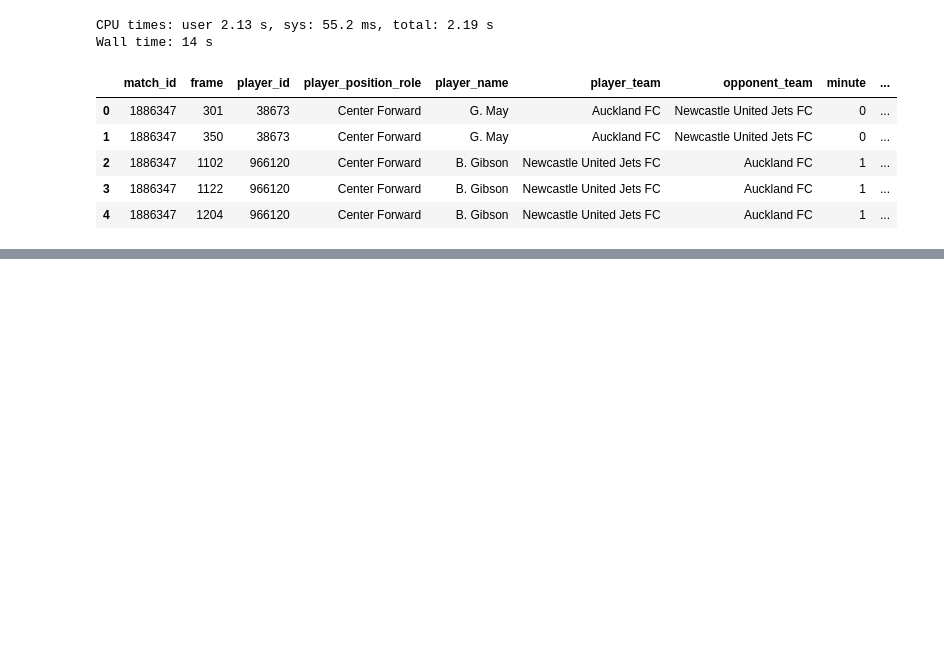
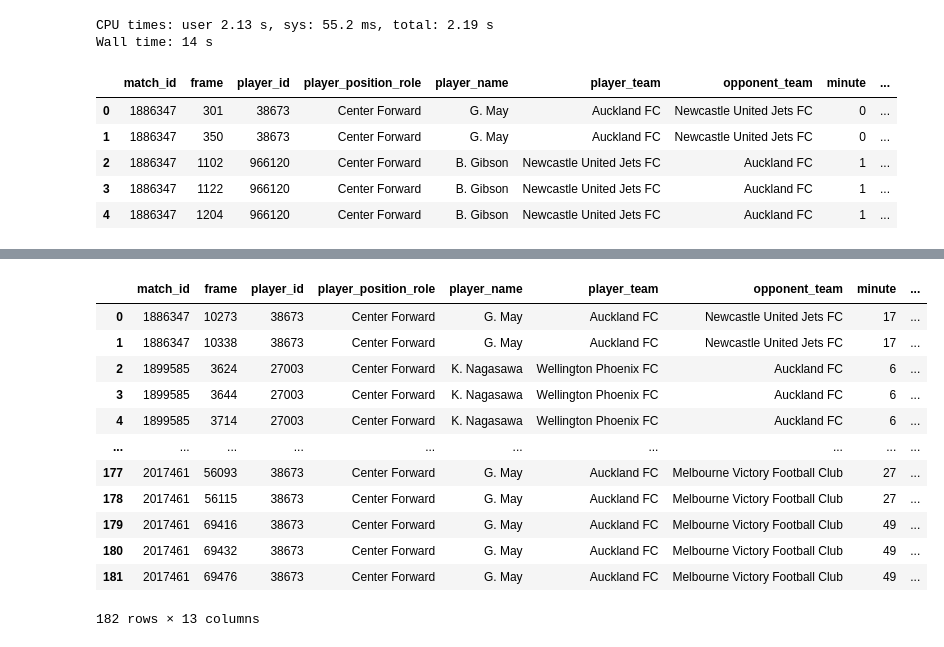
Before and after one commit to TustiWutsi/player_pitch_control_clustering, a Jupyter notebook: data_prep_analytics_cup.ipynb, the cells around one changed output, grey strips where cells are left out. Saved outputs shown, nothing was run; the diff lists cells and outputs as text; code cells hidden in the pictures; blank space fills up the shorter version.

```diff
--- a/data_prep_analytics_cup.ipynb
+++ b/data_prep_analytics_cup.ipynb
@@ -2869,7 +2878,6 @@ meta_out
 from functools import partial
 
 def run_all(
-    processed_dir: str,
     player_position: str,
     player_position_mapping: dict,
     game_situation: tuple,
@@ -2889,9 +2897,9 @@ def run_all(
     """
 
     fs = gcsfs.GCSFileSystem()
-    parquet_files = fs.glob(f"{processed_dir}/*.parquet")
+    parquet_files = fs.glob(f"{PROCESSED_DIR}/*.parquet")
 
-    print(f"📂 {len(parquet_files)} matchs détectés")
+    print(f"{len(parquet_files)} matchs détectés")
 
     ########### INDIVIDUAL PITCH CONTROL ###########
     print("1) Calculate Individual Pitch Control")
@@ -2911,9 +2919,9 @@ def run_all(
         list(executor.map(worker, parquet_files))
 
     ########### SPACES CLUSTERING ###########
-    print("2) Predict spaces clusters")
+    print("2) Predict spaces clusters if a clustering model is available")
 
-    X, meta, frames_inputs = prepare_clustering_features(game_situation)
+    X, meta, frames_inputs = prepare_clustering_features(player_position, game_situation)
 
     PIPELINE_PATH = f"{CLUSTERING_DIR}/clustering_pipeline_{player_position}_{game_situation[1]}.joblib"
     if fs.exists(PIPELINE_PATH):
@@ -2926,13 +2934,14 @@ def run_all(
         meta['cluster_gathered'] = None
 
     ########### CALCULATE iscT METRICS ###########
-    print("3) Run xPass and xT predictions and calculate iscT models")
+    print("3) Run xPass and xT predictions and calculate iscT metrics")
 
     meta_out = compute_metrics(
         meta=meta,
         model_xpass=model_xpass,
         model_xthreat=model_xthreat,
-        tensorizer=ToSoccerMapPassSuccessTensorFromFrame(dim=(64, 50))
+        tensorizer=ToSoccerMapPassSuccessTensorFromFrame(dim=(64, 50)),
+        batch_size=batch_size
     )
 
     return meta_out
@@ -2938,0 +2987,13 @@ def run_all(
+# %%
+meta_out = run_all(
+    player_position=player_position,
+    player_position_mapping=player_position_mapping,
+    game_situation=game_situation,
+    pitch_control_model_params=pitch_control_model_params,
+    pitch_control_resolution=1,
+    cluster_mapping=cluster_mapping,
+    model_xpass=model_xpass,
+    model_xthreat=model_xthreat,
+    max_workers = 10,
+    batch_size = 32
+)
@@ -2938,0 +3025,16 @@ def run_all(
+# %%
+meta_out
+# %% [output]
+|  | match_id | frame | player_id | player_position_role | player_name | player_team | opponent_team | minute | ... |
+| 0 | 1886347 | 10273 | 38673 | Center Forward | G. May | Auckland FC | Newcastle United Jets FC | 17 | ... |
+| 1 | 1886347 | 10338 | 38673 | Center Forward | G. May | Auckland FC | Newcastle United Jets FC | 17 | ... |
+| 2 | 1899585 | 3624 | 27003 | Center Forward | K. Nagasawa | Wellington Phoenix FC | Auckland FC | 6 | ... |
+| 3 | 1899585 | 3644 | 27003 | Center Forward | K. Nagasawa | Wellington Phoenix FC | Auckland FC | 6 | ... |
+| 4 | 1899585 | 3714 | 27003 | Center Forward | K. Nagasawa | Wellington Phoenix FC | Auckland FC | 6 | ... |
+| ... | ... | ... | ... | ... | ... | ... | ... | ... | ... |
+| 177 | 2017461 | 56093 | 38673 | Center Forward | G. May | Auckland FC | Melbourne Victory Football Club | 27 | ... |
+| 178 | 2017461 | 56115 | 38673 | Center Forward | G. May | Auckland FC | Melbourne Victory Football Club | 27 | ... |
+| 179 | 2017461 | 69416 | 38673 | Center Forward | G. May | Auckland FC | Melbourne Victory Football Club | 49 | ... |
+| 180 | 2017461 | 69432 | 38673 | Center Forward | G. May | Auckland FC | Melbourne Victory Football Club | 49 | ... |
+| 181 | 2017461 | 69476 | 38673 | Center Forward | G. May | Auckland FC | Melbourne Victory Football Club | 49 | ... |
+182 rows × 13 columns
```
Also changed, not shown: parts of 18 cells of this notebook.
